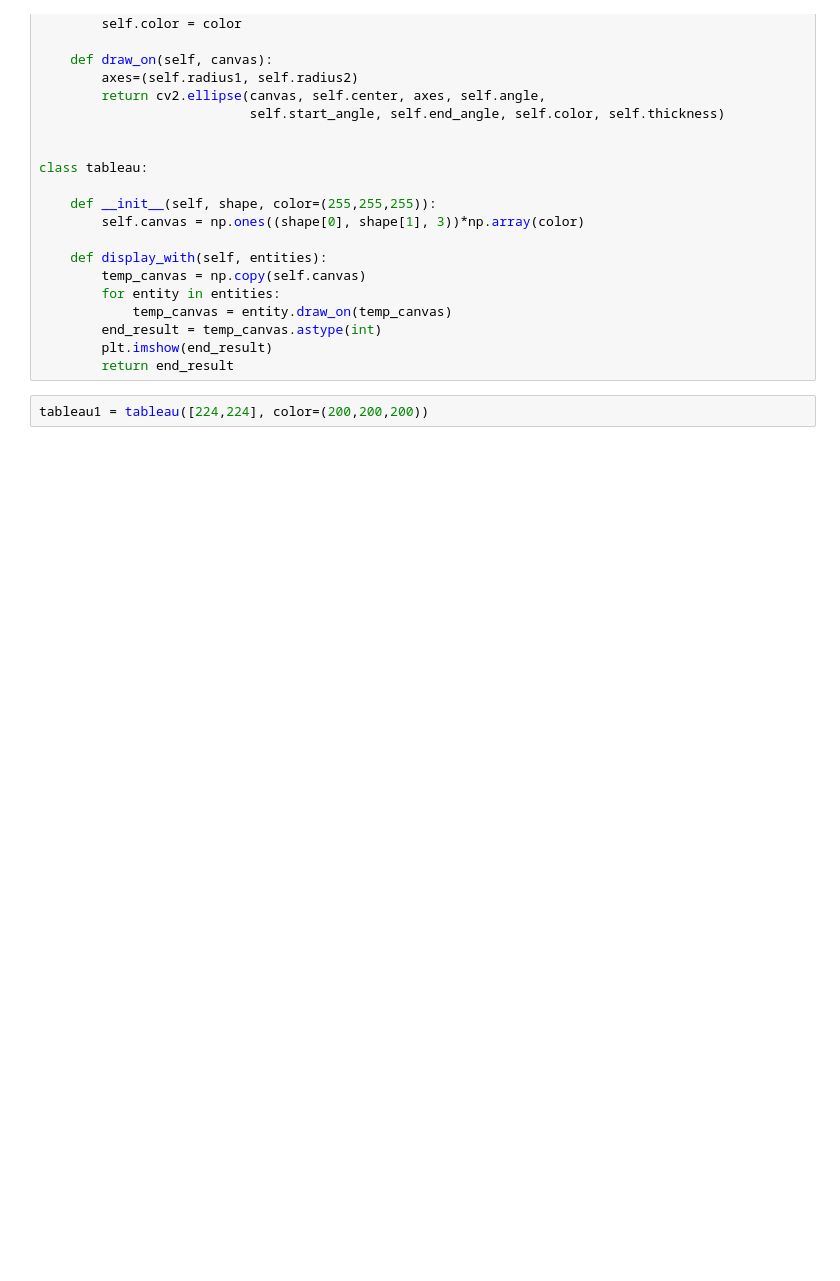
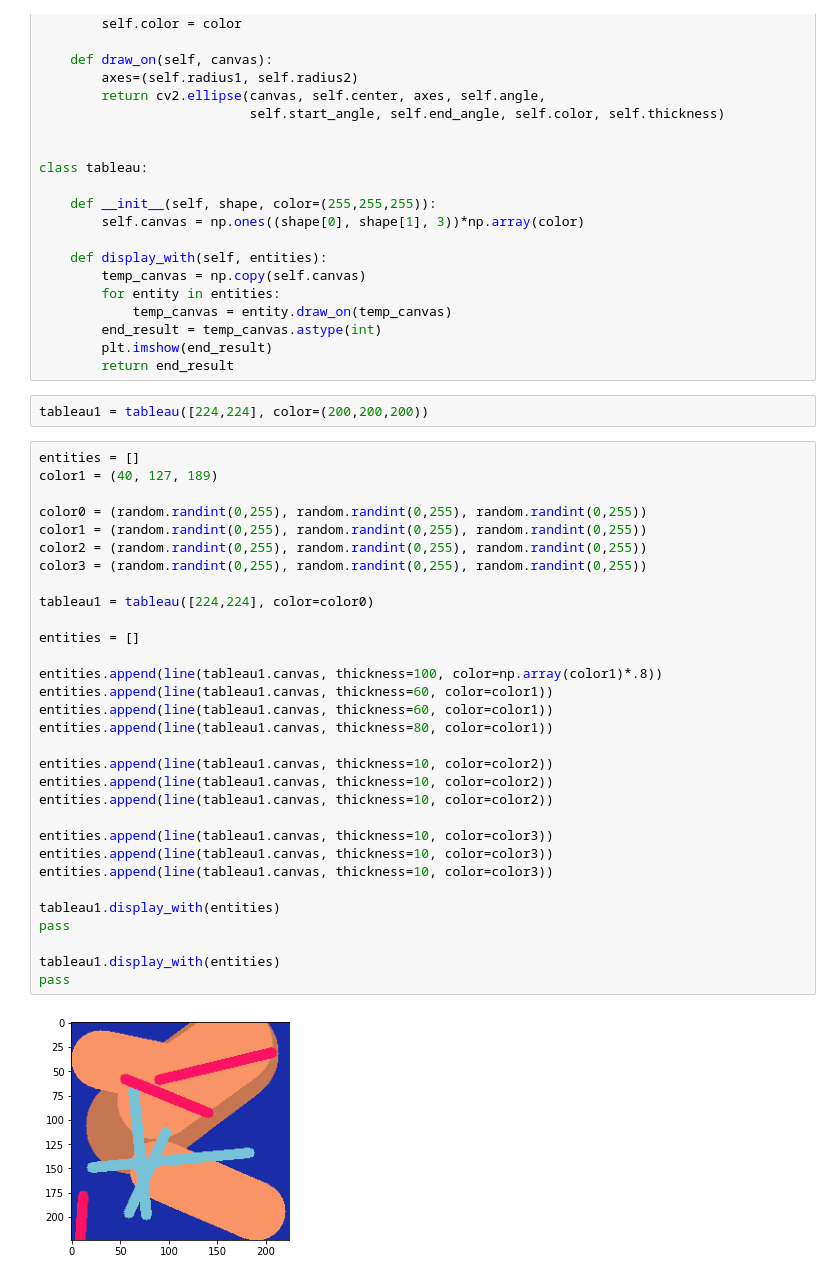
Before and after one commit to cemreefe/ai-painter, a Jupyter notebook: pastrami-generator.ipynb, the cells around one changed output. Drawn from its saved outputs; the diff is of its cells as text; blank space fills up the shorter version.

```diff
--- a/pastrami-generator.ipynb
+++ b/pastrami-generator.ipynb
@@ -67,6 +67,39 @@ class tableau:
         return end_result
 # %%
 tableau1 = tableau([224,224], color=(200,200,200))
+# %%
+entities = []
+color1 = (40, 127, 189)
+
+color0 = (random.randint(0,255), random.randint(0,255), random.randint(0,255))
+color1 = (random.randint(0,255), random.randint(0,255), random.randint(0,255))
+color2 = (random.randint(0,255), random.randint(0,255), random.randint(0,255))
+color3 = (random.randint(0,255), random.randint(0,255), random.randint(0,255))
+
+tableau1 = tableau([224,224], color=color0)
+
+entities = []
+
+entities.append(line(tableau1.canvas, thickness=100, color=np.array(color1)*.8))
+entities.append(line(tableau1.canvas, thickness=60, color=color1))
+entities.append(line(tableau1.canvas, thickness=60, color=color1))
+entities.append(line(tableau1.canvas, thickness=80, color=color1))
+
+entities.append(line(tableau1.canvas, thickness=10, color=color2))
+entities.append(line(tableau1.canvas, thickness=10, color=color2))
+entities.append(line(tableau1.canvas, thickness=10, color=color2))
+
+entities.append(line(tableau1.canvas, thickness=10, color=color3))
+entities.append(line(tableau1.canvas, thickness=10, color=color3))
+entities.append(line(tableau1.canvas, thickness=10, color=color3))
+
+tableau1.display_with(entities)
+pass
+
+tableau1.display_with(entities)
+pass
+# %% [output]
+[figure, added]
 # %%
 entities = []
 
```
Also changed, not shown: parts of 2 cells of this notebook.
